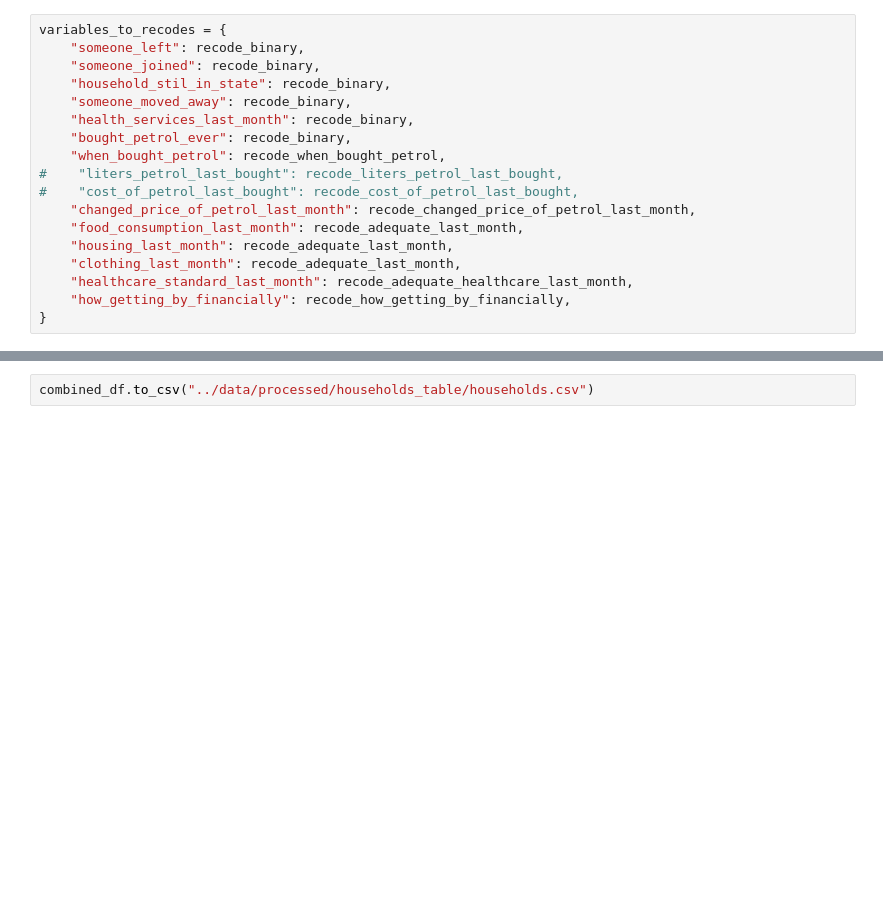
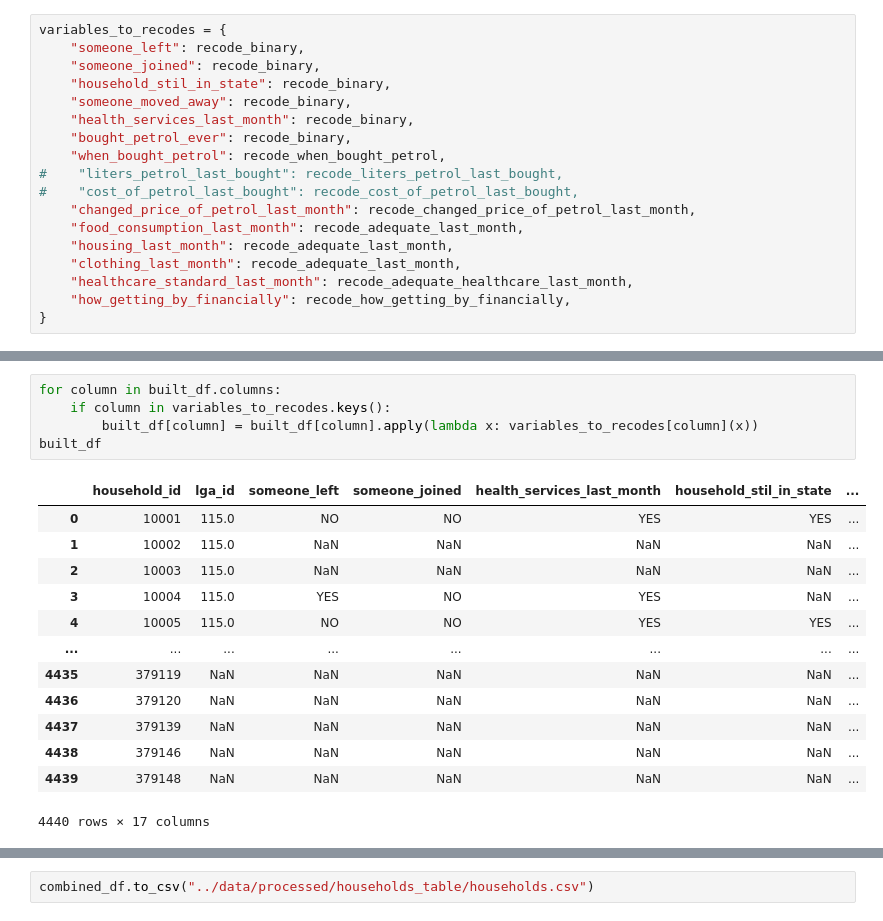
Before and after one commit to KathrynPanger/swb_databases_course_prep, a Jupyter notebook: notebooks/households_table_maker.ipynb, the cells around one changed output, grey strips where cells are left out. Drawn from its saved outputs; the diff is of its cells as text; blank space fills up the shorter version.

```diff
--- a/notebooks/households_table_maker.ipynb
+++ b/notebooks/households_table_maker.ipynb
@@ -84 +186,20 @@ combined_df
+# %%
+for column in built_df.columns:
+    if column in variables_to_recodes.keys():
+        built_df[column] = built_df[column].apply(lambda x: variables_to_recodes[column](x))
+built_df
+# %% [output]
+|  | household_id | lga_id | someone_left | someone_joined | health_services_last_month | household_stil_in_state | ... |
+| 0 | 10001 | 115.0 | NO | NO | YES | YES | ... |
+| 1 | 10002 | 115.0 | NaN | NaN | NaN | NaN | ... |
+| 2 | 10003 | 115.0 | NaN | NaN | NaN | NaN | ... |
+| 3 | 10004 | 115.0 | YES | NO | YES | NaN | ... |
+| 4 | 10005 | 115.0 | NO | NO | YES | YES | ... |
+| ... | ... | ... | ... | ... | ... | ... | ... |
+| 4435 | 379119 | NaN | NaN | NaN | NaN | NaN | ... |
+| 4436 | 379120 | NaN | NaN | NaN | NaN | NaN | ... |
+| 4437 | 379139 | NaN | NaN | NaN | NaN | NaN | ... |
+| 4438 | 379146 | NaN | NaN | NaN | NaN | NaN | ... |
+| 4439 | 379148 | NaN | NaN | NaN | NaN | NaN | ... |
+4440 rows × 17 columns
 # %%
```
Also changed, not shown: parts of 17 cells of this notebook, 6 other files.
